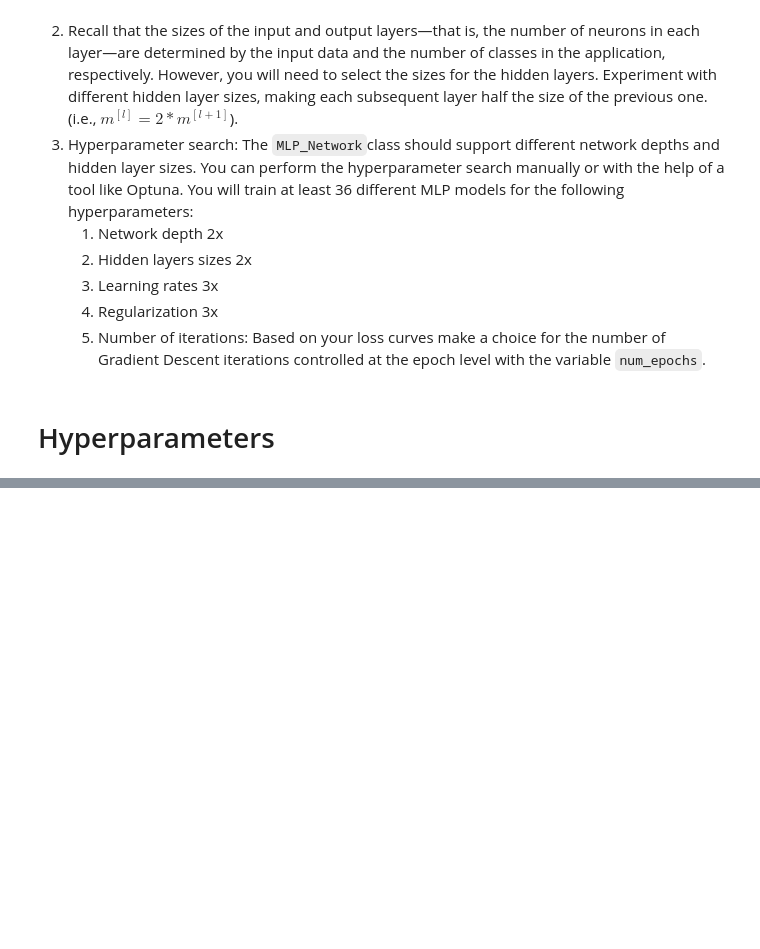
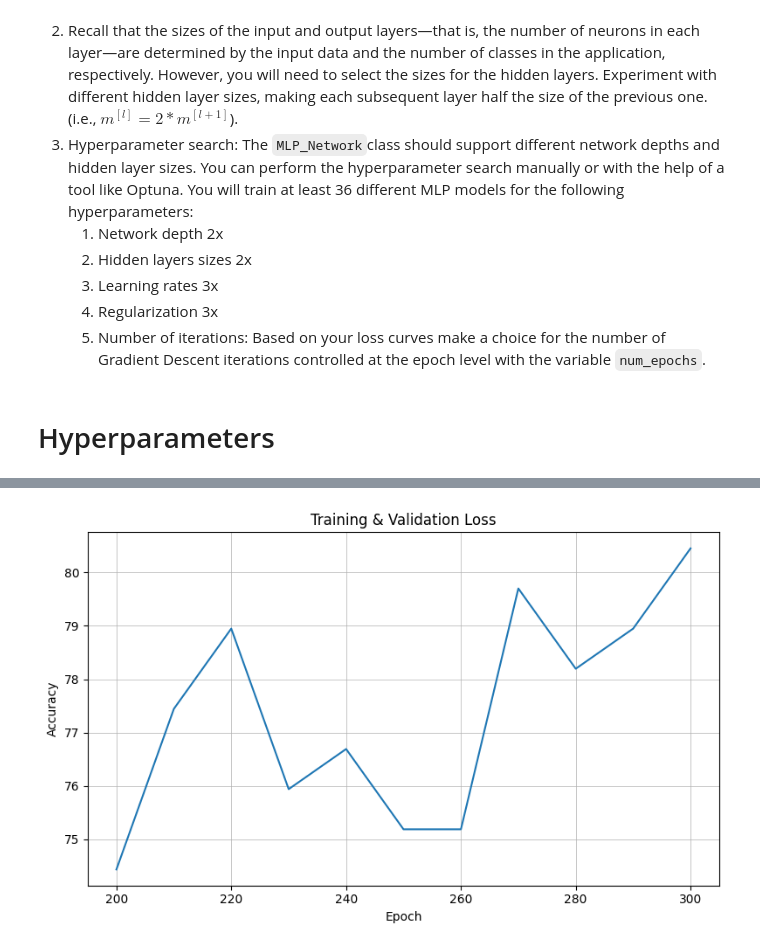
Before and after one commit to wafflesLL/Machine-Learning-Homework-Three, a Jupyter notebook: Untitled.ipynb, the cells around one changed output, grey strips where cells are left out. Cells and saved outputs as stored; diff of their text form; code cells hidden in the pictures; blank space fills up the shorter version.

```diff
--- a/Untitled.ipynb
+++ b/Untitled.ipynb
@@ -109,7 +110,9 @@ def standardize(dp, cols_all, cols_target):
     dp_copy = dp
     for col in cols_target:
         column = dp_copy[:,findI(col, cols_all)]
-        column = (column - column.min()) / (column.max() - column.min())
+        std = np.std(column)
+        mean = np.mean(column)
+        column = (column - mean) / std
         dp_copy[:,findI(col, cols_all)] = column
     return dp_copy
 
@@ -207,7 +210,7 @@ class MLP_Network(nn.Module):
 # %% [markdown]
 # Hyperparameters
 # %%
-input_size = X.shape[1]
+input_size = 8
 hidden_sizes = []
 network_depth = len(hidden_sizes)
 learning_rates = []
@@ -273,7 +280,7 @@ def objective(trial: optuna.Trial, train_loader, val_loader, input_size, num_cla
 
     return final_val_loss
 # %%
-def optuna_search():
+def optuna_search(epochs: int):
     train_loader, val_loader, INPUT_SIZE, NUM_CLASSES = data.DataLoader(train, batch_size=64, shuffle=True), data.DataLoader(val, batch_size=64, shuffle=False), input_size, 2
 
     N_TRIALS = 36
@@ -281,7 +288,7 @@ def optuna_search():
     study = optuna.create_study(direction="minimize")
 
     study.optimize(
-        lambda  trial: objective(trial, train_loader, val_loader, INPUT_SIZE, NUM_CLASSES),
+        lambda  trial: objective(trial, train_loader, val_loader, INPUT_SIZE, NUM_CLASSES, epochs),
         n_trials=N_TRIALS,
         show_progress_bar=True
     )
@@ -291,11 +298,16 @@ def optuna_search():
     best_params = best_trial.params
     depth = best_params['depth']
 
+    if best_params['size_profile'] == 'narrow_uniform':
+        best_sizes = [32, 32, 32, 32][:depth]
+    else:
+        best_sizes = [128, 64, 32, 16][:depth]
+
     best_model = MLP_Network(INPUT_SIZE, [128, 64, 32, 16][:depth], NUM_CLASSES)
     criterion = nn.CrossEntropyLoss()
     optimizer = optim.SGD(best_model.parameters(), lr=best_params['lr'], weight_decay=best_params['weight_decay'])
 
-    train_model(best_model, train_loader, criterion, optimizer, 20)
+    train_model(best_model, train_loader, criterion, optimizer, epochs)
 
     best_val_accuracy = calculate_accuracy(best_model, val_loader)
 
@@ -308,3 +320,4 @@ def optuna_search():
 
     print(f"\nValidation Accuracy for Best Trial: {best_val_accuracy:.2f}%")
     print("="*80)
+    return best_model, best_val_accuracy
@@ -331,0 +324,11 @@ Validation Accuracy for Best Trial: 76.69%
+# %%
+epochs = [200, 210, 220, 230, 240, 250, 260, 270, 280, 290, 300]
+accuracies = []
+best_model = (None, 0)
+for epoch in epochs:
+    model = optuna_search(epoch)
+    accuracies.append(model[1])
+    if model[1] > best_model[1]:
+        best_model = model
+
+accuracies
@@ -331,0 +436,11 @@ Validation Accuracy for Best Trial: 76.69%
+# %%
+plt.figure(figsize=(8,5))
+plt.plot(epochs, accuracies)
+plt.xlabel('Epoch')
+plt.ylabel('Accuracy')
+plt.title('Training & Validation Loss')
+plt.grid(True, linewidth=0.5)
+plt.tight_layout()
+plt.show()
+# %% [output]
+[figure, added]
```
Also changed, not shown: parts of 16 cells of this notebook, 1 other file.
